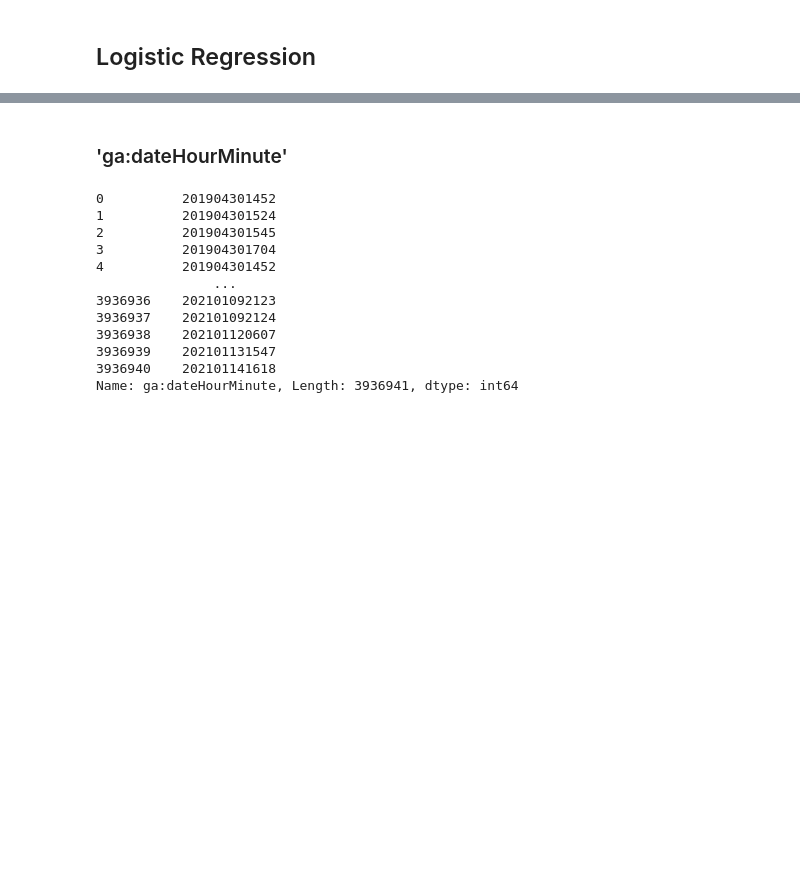
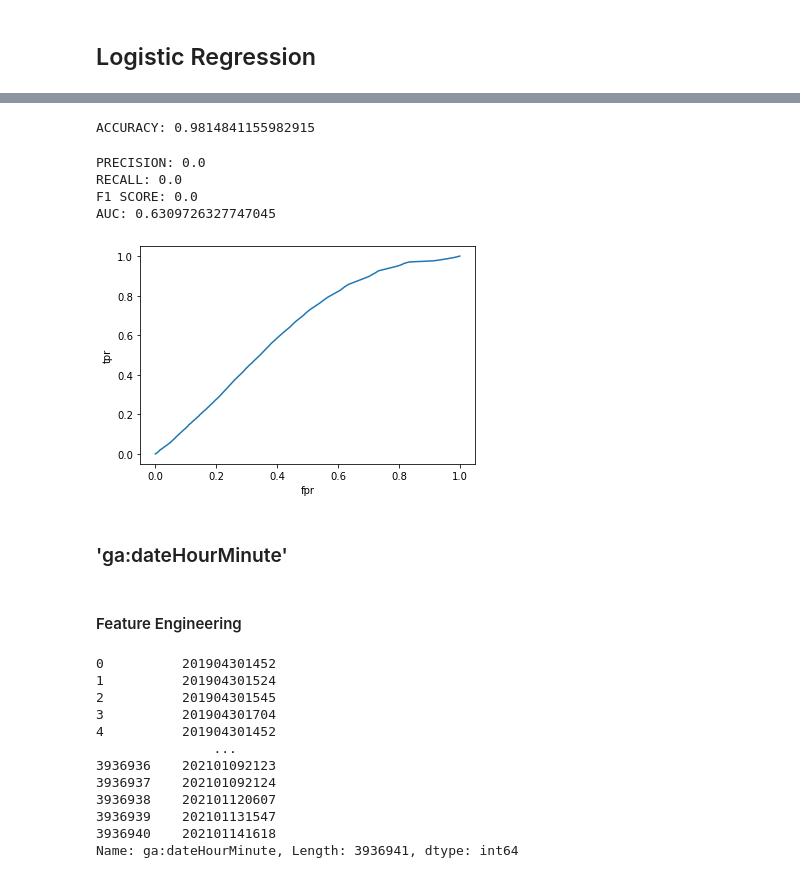
Before and after one commit to Laurajmoreno/ML_and_CRO, a Jupyter notebook: Logistic Regression partial with join_df.ipynb, the cells around one changed output, grey strips where cells are left out. Cells and saved outputs as stored; diff of their text form; code cells hidden in the pictures; blank space fills up the shorter version.

```diff
--- a/Logistic Regression partial with join_df.ipynb
+++ b/Logistic Regression partial with join_df.ipynb
@@ -114,0 +192,7 @@ def report(X_test,y_test, model):
+# %%
+y=df['ga:productAddsToCart_transf']
+X=df[['ga:pageDepth','ga:sessionCount']]
+X_train, X_test, y_train, y_test = train_test_split(X, y,random_state=42)
+# %%
+model_base, model_sum_base=reg_log(X_train)
+model_sum_base
@@ -115,5 +216,16 @@ def report(X_test,y_test, model):
+# %%
+evaluate(X_test,y_test,model_base)
+# %% [output]
+ACCURACY: 0.9814841155982915
+PRECISION: 0.0
+RECALL: 0.0
+F1 SCORE: 0.0
+AUC: 0.6309726327747045
+[figure, added]
 # %% [markdown]
 ### 'ga:dateHourMinute'
+# %% [markdown]
+#### Feature Engineering
 # %%
 df['ga:dateHourMinute']
 # %% [output]
```
Also changed, not shown: parts of 23 cells of this notebook, 1 other file.
